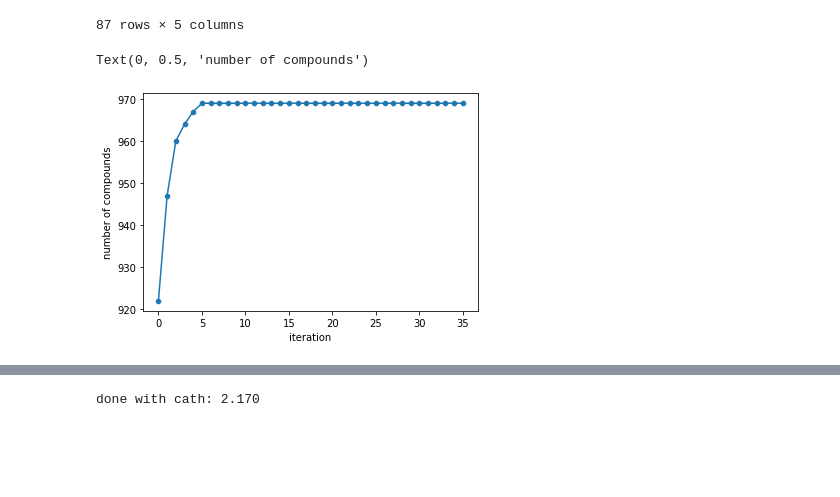
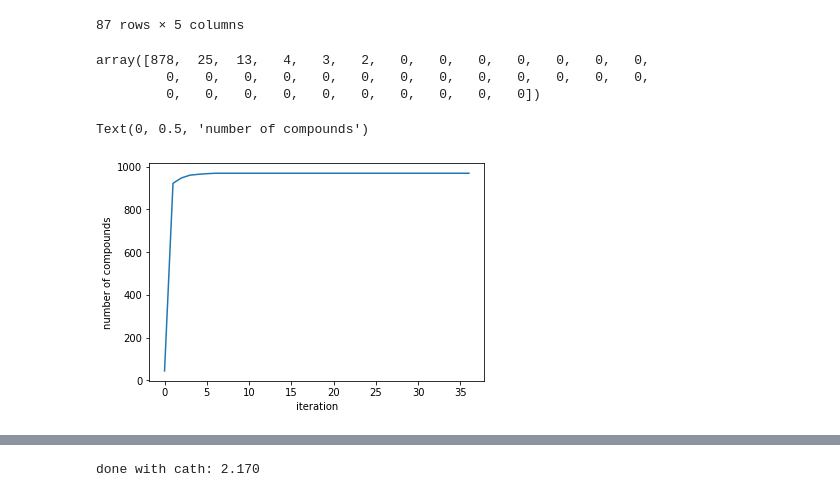
Before and after one commit to jgoldford/networkExpansionPy, a Jupyter notebook: examples/fold_expansion_Jan2020.ipynb, the cells around one changed output, grey strips where cells are left out. Saved outputs shown, nothing was run; the diff lists cells and outputs as text; code cells hidden in the pictures; blank space fills up the shorter version.

Commit message:
updated network expansion with protein folds

```diff
--- a/examples/fold_expansion_Jan2020.ipynb
+++ b/examples/fold_expansion_Jan2020.ipynb
@@ -210,12 +187,31 @@ import matplotlib.pyplot as plt
+# %%
+import pickle
+with open('cath_fold_order.19Jan2020.v0.pkl', 'rb') as f:
+    results = pickle.load(f)
+# %%
+#
+y = [len(results['seed_set'])] + [len(x) for x in results['compound_ordering']]
+x = range(0,len(results['compound_ordering'])+1)
+# %%
+np.diff(np.array(y))
+# %% [output]
+array([878,  25,  13,   4,   3,   2,   0,   0,   0,   0,   0,   0,   0,
+         0,   0,   0,   0,   0,   0,   0,   0,   0,   0,   0,   0,   0,
+         0,   0,   0,   0,   0,   0,   0,   0,   0,   0])
+# %%
+sns.lineplot(y=y,x = x)
+#sns.scatterplot(y=[len(x) for x in compound_order],x = range(0,len(compound_order)))
+plt.xlabel('iteration')
+plt.ylabel('number of compounds')
+# %% [output]
+Text(0, 0.5, 'number of compounds')
+[figure, added]
 # %%
-sns.lineplot(y=[len(x) for x in compound_order],x = range(0,len(compound_order)))
-sns.scatterplot(y=[len(x) for x in compound_order],x = range(0,len(compound_order)))
+#sns.lineplot(y=[len(x) for x in compound_order],x = range(0,len(compound_order)))
+#sns.scatterplot(y=[len(x) for x in compound_order],x = range(0,len(compound_order)))
 
-plt.xlabel('iteration')
-plt.ylabel('number of compounds')
+#plt.xlabel('iteration')
+#plt.ylabel('number of compounds')
-# %% [output]
-Text(0, 0.5, 'number of compounds')
-[figure, removed]
 # %%
 import random
 # %%
```
Also changed, not shown: parts of 8 cells of this notebook, 17 other files.
